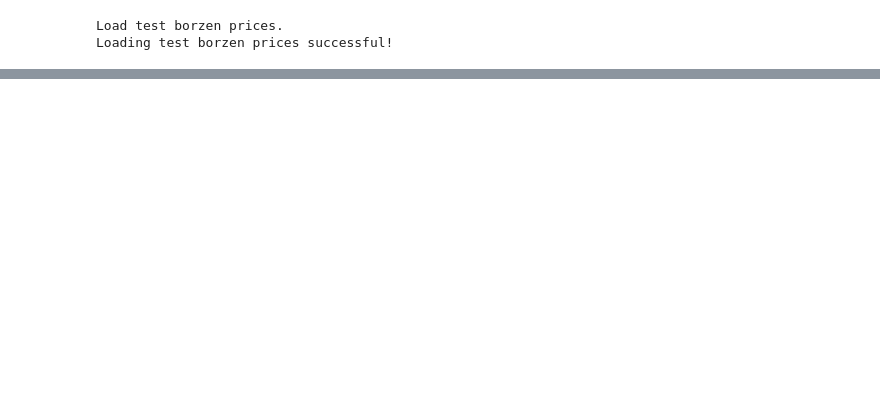
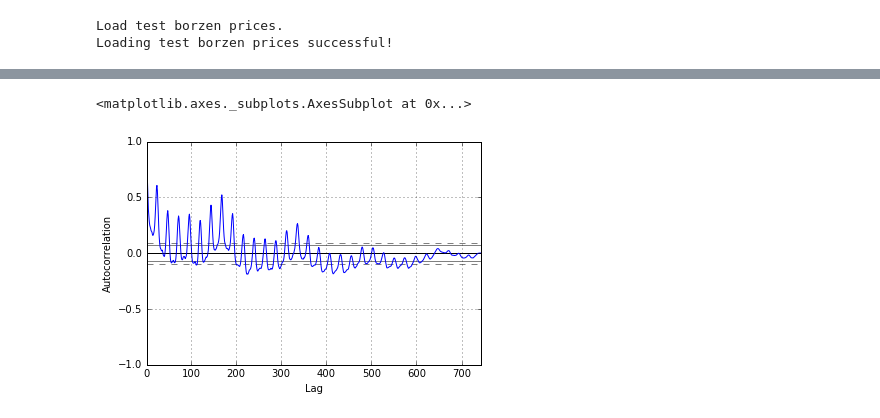
Before and after one commit to DeanZeng/Power-Price-Prediction, a Jupyter notebook: src/Main.ipynb, the cells around one changed output, grey strips where cells are left out. Saved outputs shown, nothing was run; the diff lists cells and outputs as text; code cells hidden in the pictures; blank space fills up the shorter version.

```diff
--- a/src/Main.ipynb
+++ b/src/Main.ipynb
@@ -228,0 +232,6 @@ array([  53.  ,   52.  ,   51.  ,   47.27,   45.49,   17.67,   11.1 ,
+# %%
+# plot autocorrelation
+autocorrelation_plot(series)
+# %% [output]
+<matplotlib.axes._subplots.AxesSubplot at 0x...>
+[figure, added]
```
Also changed, not shown: parts of 13 cells of this notebook, 1 other file.
